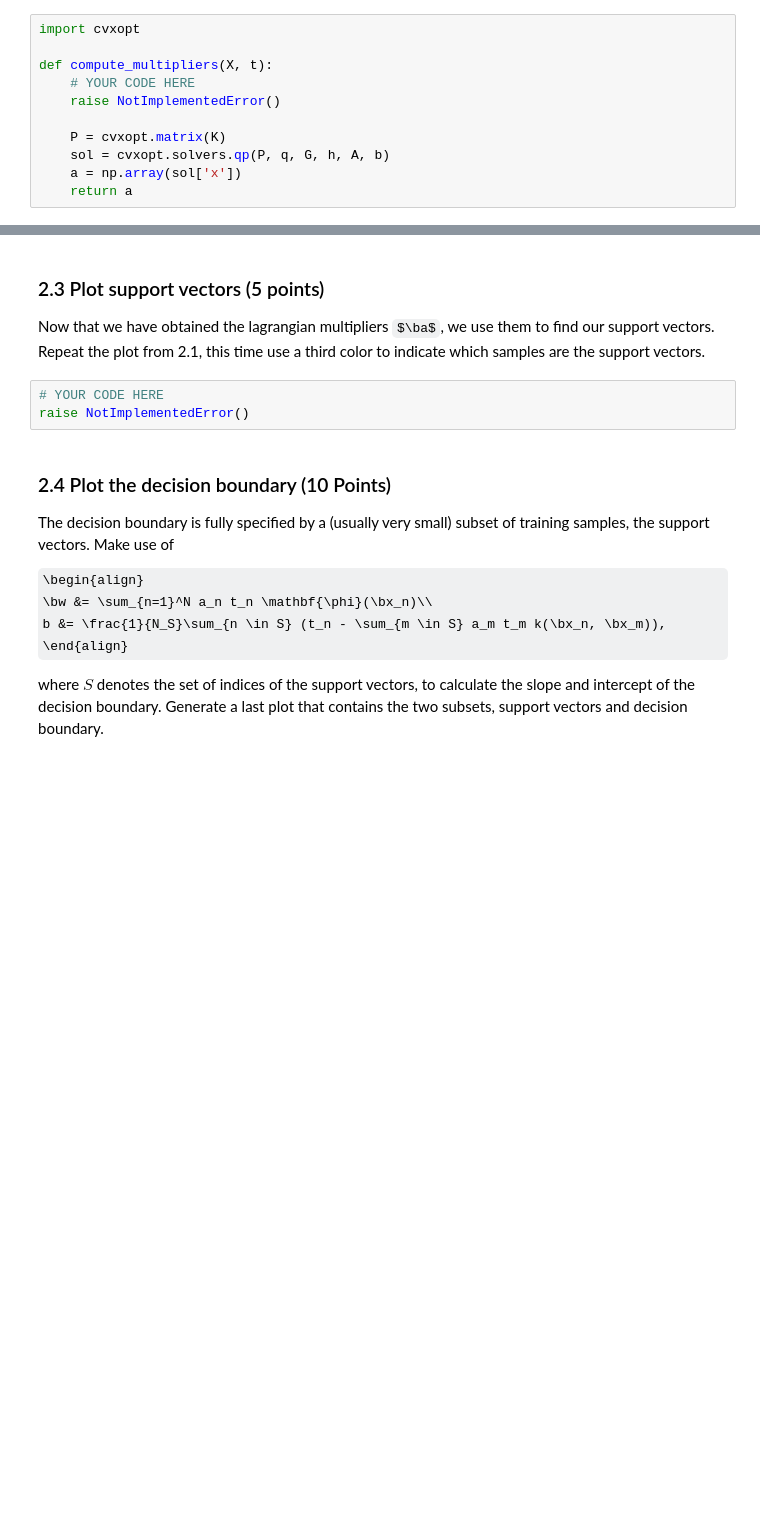
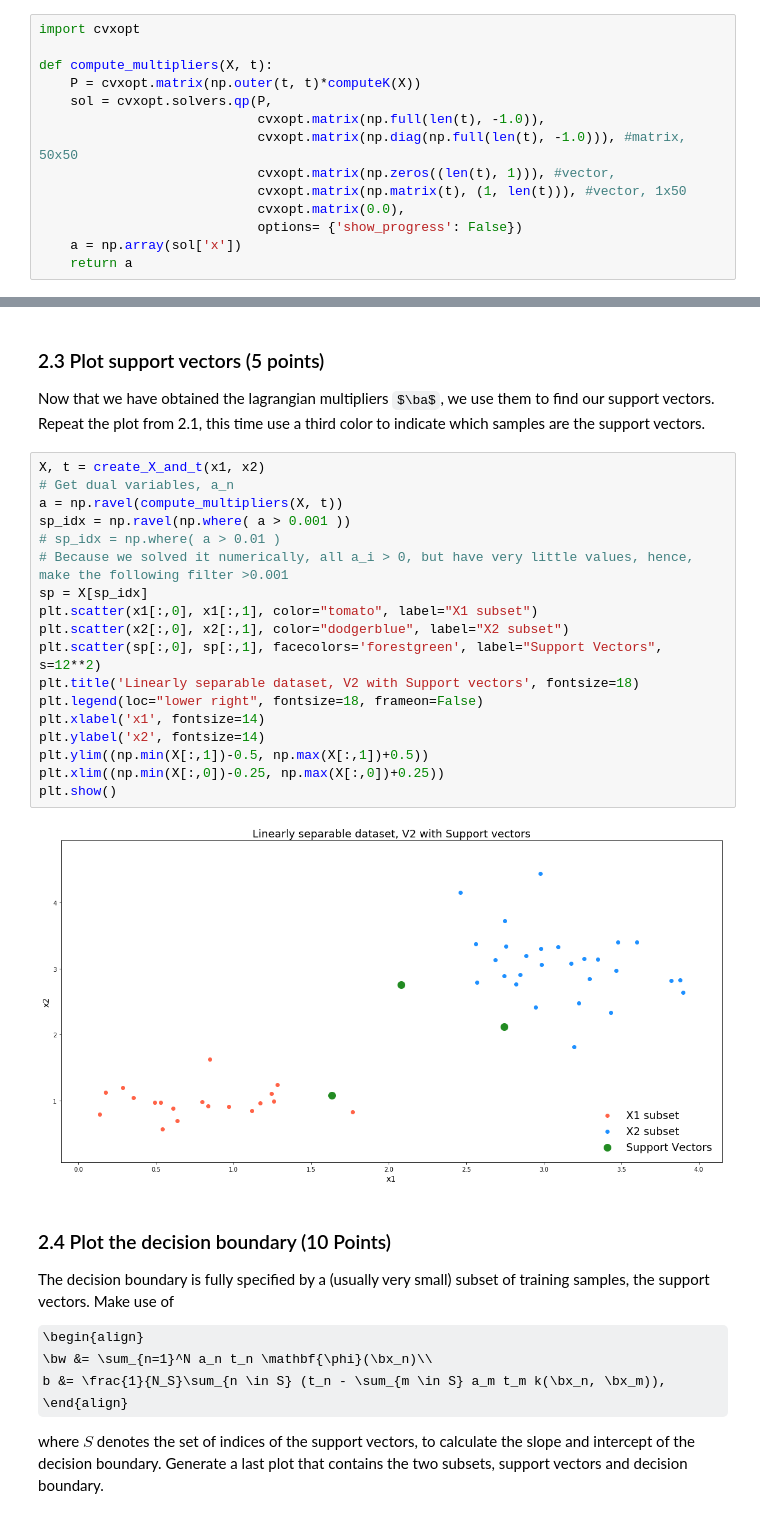
Before and after one commit to AlexWorldD/ML, a Jupyter notebook: 12249564_11656891_lab3.ipynb, the cells around one changed output, grey strips where cells are left out. Cells and saved outputs as stored; diff of their text form; some formulas as TeX source; blank space fills up the shorter version.

```diff
--- a/12249564_11656891_lab3.ipynb
+++ b/12249564_11656891_lab3.ipynb
@@ -514,17 +530,20 @@ A\bx &= b.
 All we need to do is to map our formulation to the cvxopt interface.
 
 b) (10 points) Write a function `compute_multipliers(X, t)` that solves the quadratic programming problem using the cvxopt module and returns the lagrangian multiplier for every sample in the dataset.
-# %%
-import cvxopt
-
-def compute_multipliers(X, t):
-    # YOUR CODE HERE
-    raise NotImplementedError()
-
-    P = cvxopt.matrix(K)
-    sol = cvxopt.solvers.qp(P, q, G, h, A, b)
-    a = np.array(sol['x'])
-    return a
+# %%
+import cvxopt
+
+def compute_multipliers(X, t):
+    P = cvxopt.matrix(np.outer(t, t)*computeK(X))
+    sol = cvxopt.solvers.qp(P,
+                            cvxopt.matrix(np.full(len(t), -1.0)),
+                            cvxopt.matrix(np.diag(np.full(len(t), -1.0))), #matrix, 50x50
+                            cvxopt.matrix(np.zeros((len(t), 1))), #vector,
+                            cvxopt.matrix(np.matrix(t), (1, len(t))), #vector, 1x50
+                            cvxopt.matrix(0.0),
+                            options= {'show_progress': False})
+    a = np.array(sol['x'])
+    return a
 # %%
 ### Test your function
 dim = 2
@@ -538,9 +557,26 @@ assert a_test.shape == (N_test, 1)
 # %% [markdown]
 ### 2.3 Plot support vectors (5 points)
 Now that we have obtained the lagrangian multipliers $\ba$, we use them to find our support vectors. Repeat the plot from 2.1, this time use a third color to indicate which samples are the support vectors.
-# %%
-# YOUR CODE HERE
-raise NotImplementedError()
+# %%
+X, t = create_X_and_t(x1, x2)
+# Get dual variables, a_n
+a = np.ravel(compute_multipliers(X, t))
+sp_idx = np.ravel(np.where( a > 0.001 ))
+# sp_idx = np.where( a > 0.01 )
+# Because we solved it numerically, all a_i > 0, but have very little values, hence, make the following filter >0.001
+sp = X[sp_idx]
+plt.scatter(x1[:,0], x1[:,1], color="tomato", label="X1 subset")
+plt.scatter(x2[:,0], x2[:,1], color="dodgerblue", label="X2 subset")
+plt.scatter(sp[:,0], sp[:,1], facecolors='forestgreen', label="Support Vectors", s=12**2)
+plt.title('Linearly separable dataset, V2 with Support vectors', fontsize=18)
+plt.legend(loc="lower right", fontsize=18, frameon=False)
+plt.xlabel('x1', fontsize=14)
+plt.ylabel('x2', fontsize=14)
+plt.ylim((np.min(X[:,1])-0.5, np.max(X[:,1])+0.5))
+plt.xlim((np.min(X[:,0])-0.25, np.max(X[:,0])+0.25))
+plt.show()
+# %% [output]
+[figure, added]
 # %% [markdown]
 ### 2.4 Plot the decision boundary (10 Points)
 The decision boundary is fully specified by a (usually very small) subset of training samples, the support vectors. Make use of
```
Also changed, not shown: parts of 12 cells of this notebook, 1 other file.
